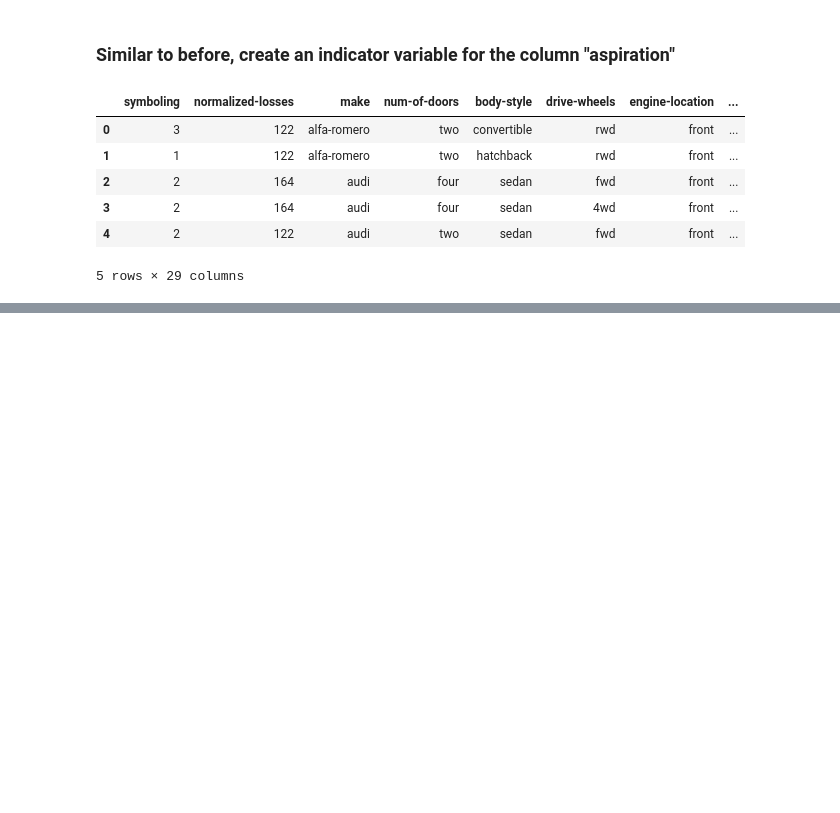
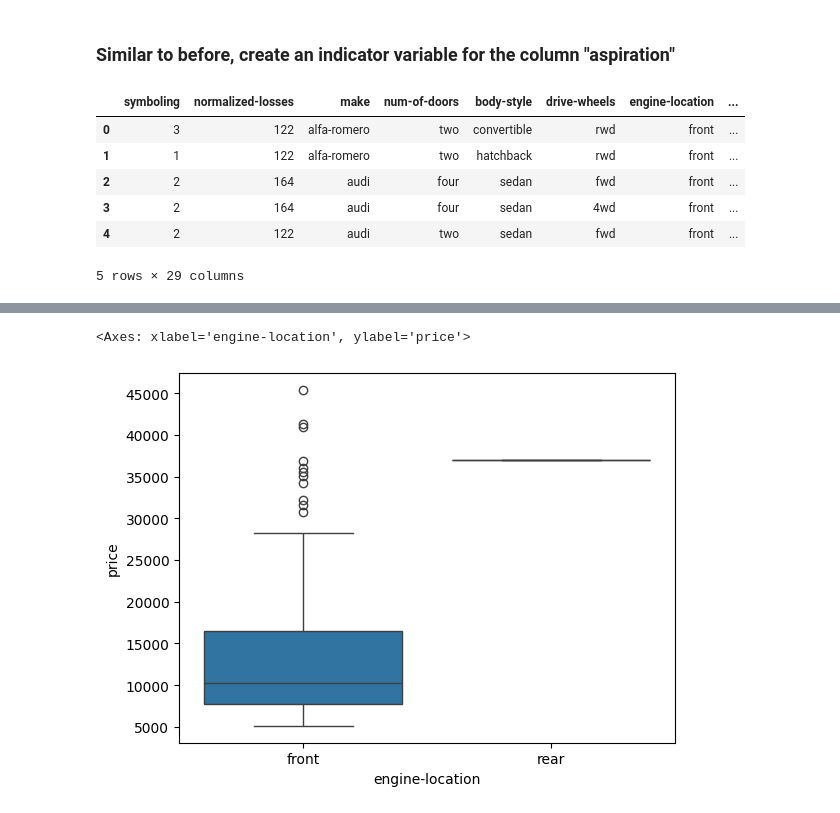
Before and after one commit to nayeem29dse/Car-Data-Analysis, a Jupyter notebook: automobiles_analysis.ipynb, the cells around one changed output, grey strips where cells are left out. Cells and saved outputs as stored; diff of their text form; code cells hidden in the pictures; blank space fills up the shorter version.

```diff
--- a/automobiles_analysis.ipynb
+++ b/automobiles_analysis.ipynb
@@ -519,0 +603,5 @@ df.to_csv('clean_df.csv')
+# %%
+sns.boxplot(x="engine-location", y="price", data=df)
+# %% [output]
+<Axes: xlabel='engine-location', ylabel='price'>
+[figure, added]
```
Also changed, not shown: parts of 21 cells of this notebook.
